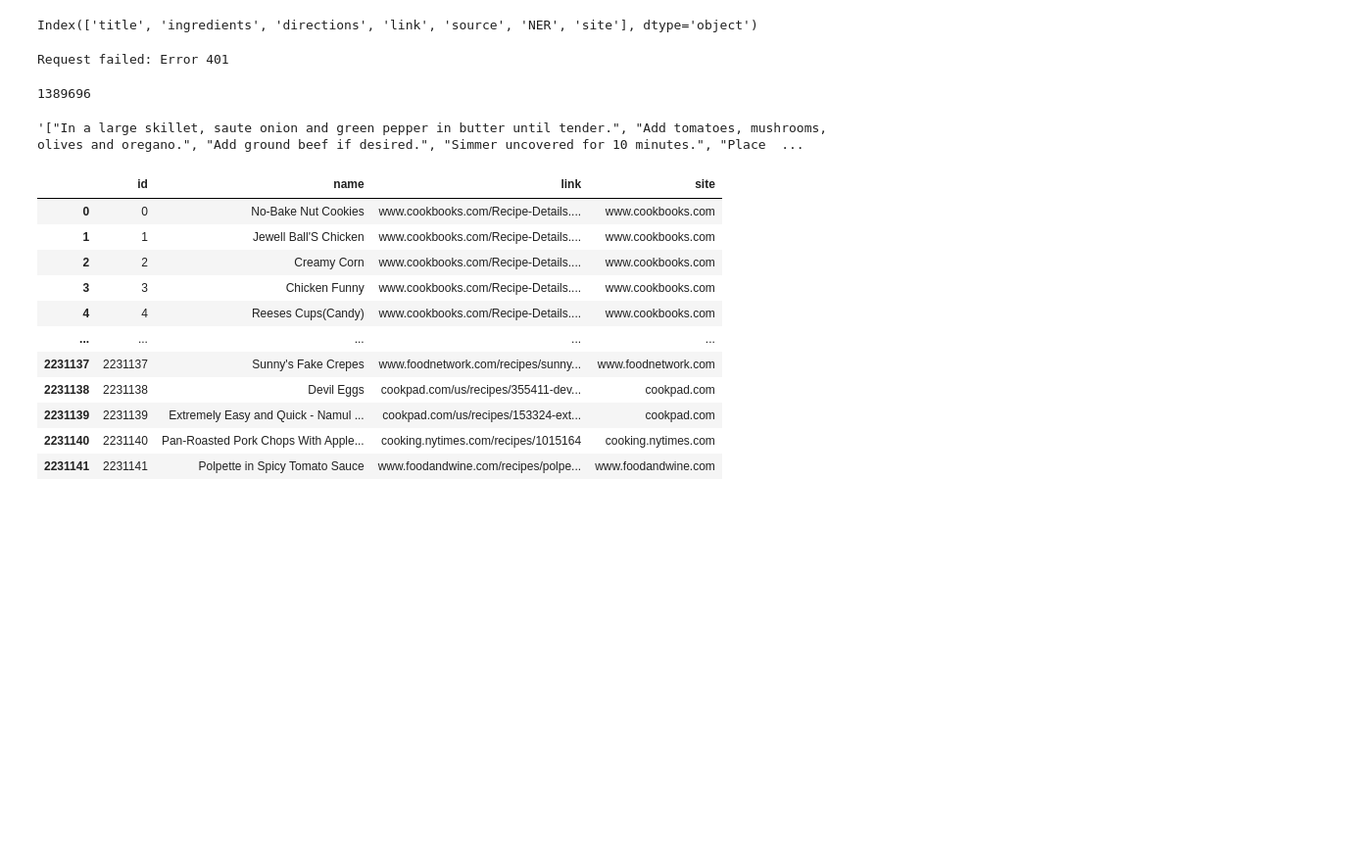
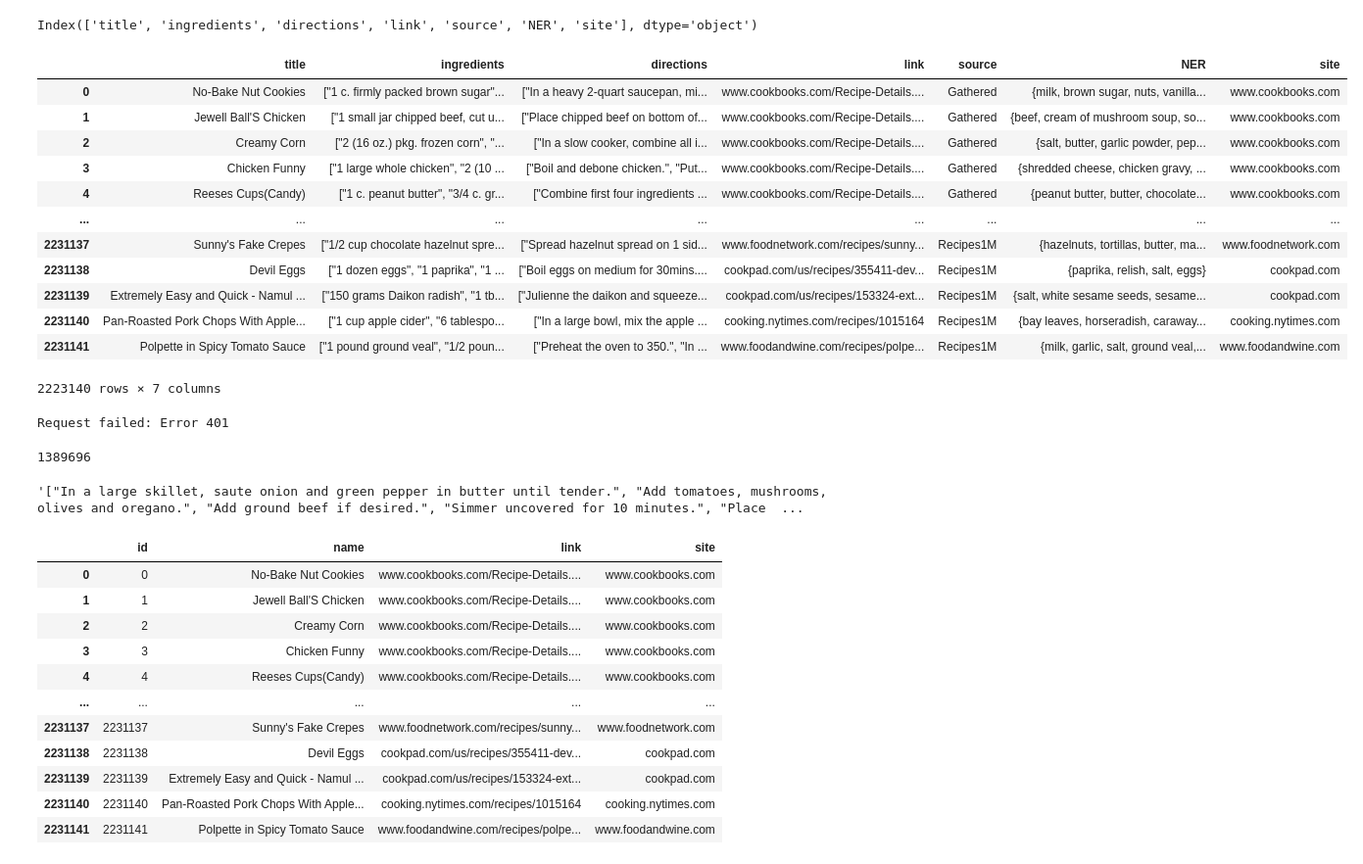
Before and after one commit to viki0526/recipe-recommender, a Jupyter notebook: backend/RecipesDataset/main.ipynb, the cells around one changed output. Shown at 98% size. Drawn from its saved outputs; the diff is of its cells as text; code cells hidden in the pictures; blank space fills up the shorter version.

```diff
--- a/backend/RecipesDataset/main.ipynb
+++ b/backend/RecipesDataset/main.ipynb
@@ -8,6 +8,23 @@ import ast
 # clean up NER
 df['NER'] = df['NER'].apply(lambda x: set(ast.literal_eval(x)))
 df = df[df['NER'] != set()]
+# %%
+# df[df['NER'].apply(lambda x: x == set())]
+df
+# %% [output]
+|  | title | ingredients | directions | link | source | NER | site |
+| 0 | No-Bake Nut Cookies | ["1 c. firmly packed brown sugar"... | ["In a heavy 2-quart saucepan, mi... | www.cookbooks.com/Recipe-Details.... | Gathered | {milk, brown sugar, nuts, vanilla... | www.cookbooks.com |
+| 1 | Jewell Ball'S Chicken | ["1 small jar chipped beef, cut u... | ["Place chipped beef on bottom of... | www.cookbooks.com/Recipe-Details.... | Gathered | {beef, cream of mushroom soup, so... | www.cookbooks.com |
+| 2 | Creamy Corn | ["2 (16 oz.) pkg. frozen corn", "... | ["In a slow cooker, combine all i... | www.cookbooks.com/Recipe-Details.... | Gathered | {salt, butter, garlic powder, pep... | www.cookbooks.com |
+| 3 | Chicken Funny | ["1 large whole chicken", "2 (10 ... | ["Boil and debone chicken.", "Put... | www.cookbooks.com/Recipe-Details.... | Gathered | {shredded cheese, chicken gravy, ... | www.cookbooks.com |
+| 4 | Reeses Cups(Candy) | ["1 c. peanut butter", "3/4 c. gr... | ["Combine first four ingredients ... | www.cookbooks.com/Recipe-Details.... | Gathered | {peanut butter, butter, chocolate... | www.cookbooks.com |
+| ... | ... | ... | ... | ... | ... | ... | ... |
+| 2231137 | Sunny's Fake Crepes | ["1/2 cup chocolate hazelnut spre... | ["Spread hazelnut spread on 1 sid... | www.foodnetwork.com/recipes/sunny... | Recipes1M | {hazelnuts, tortillas, butter, ma... | www.foodnetwork.com |
+| 2231138 | Devil Eggs | ["1 dozen eggs", "1 paprika", "1 ... | ["Boil eggs on medium for 30mins.... | cookpad.com/us/recipes/355411-dev... | Recipes1M | {paprika, relish, salt, eggs} | cookpad.com |
+| 2231139 | Extremely Easy and Quick - Namul ... | ["150 grams Daikon radish", "1 tb... | ["Julienne the daikon and squeeze... | cookpad.com/us/recipes/153324-ext... | Recipes1M | {salt, white sesame seeds, sesame... | cookpad.com |
+| 2231140 | Pan-Roasted Pork Chops With Apple... | ["1 cup apple cider", "6 tablespo... | ["In a large bowl, mix the apple ... | cooking.nytimes.com/recipes/1015164 | Recipes1M | {bay leaves, horseradish, caraway... | cooking.nytimes.com |
+| 2231141 | Polpette in Spicy Tomato Sauce | ["1 pound ground veal", "1/2 poun... | ["Preheat the oven to 350.", "In ... | www.foodandwine.com/recipes/polpe... | Recipes1M | {milk, garlic, salt, ground veal,... | www.foodandwine.com |
+2223140 rows × 7 columns
 # %%
 df['directions'] = df['directions'].apply(lambda x: ast.literal_eval(x))
 # %%
```
Also changed, not shown: 2 other files.
